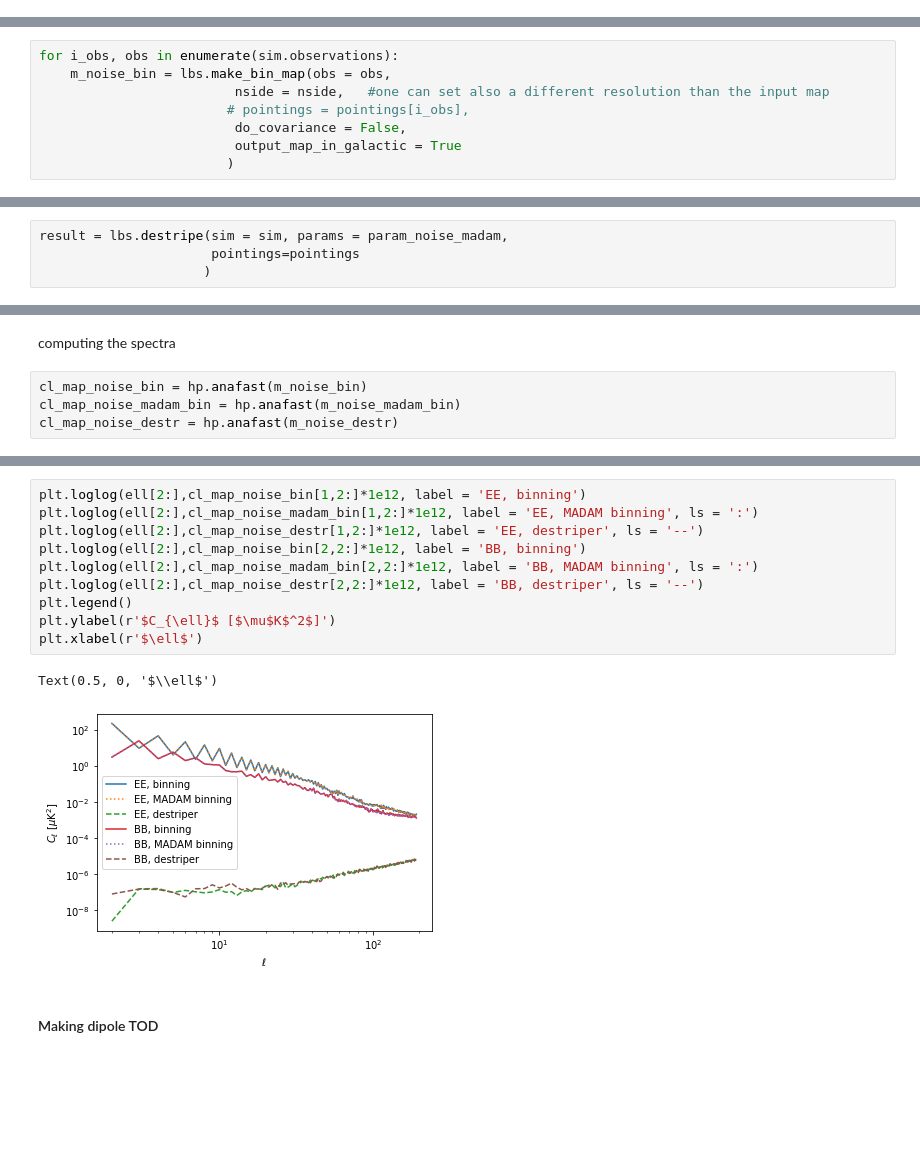
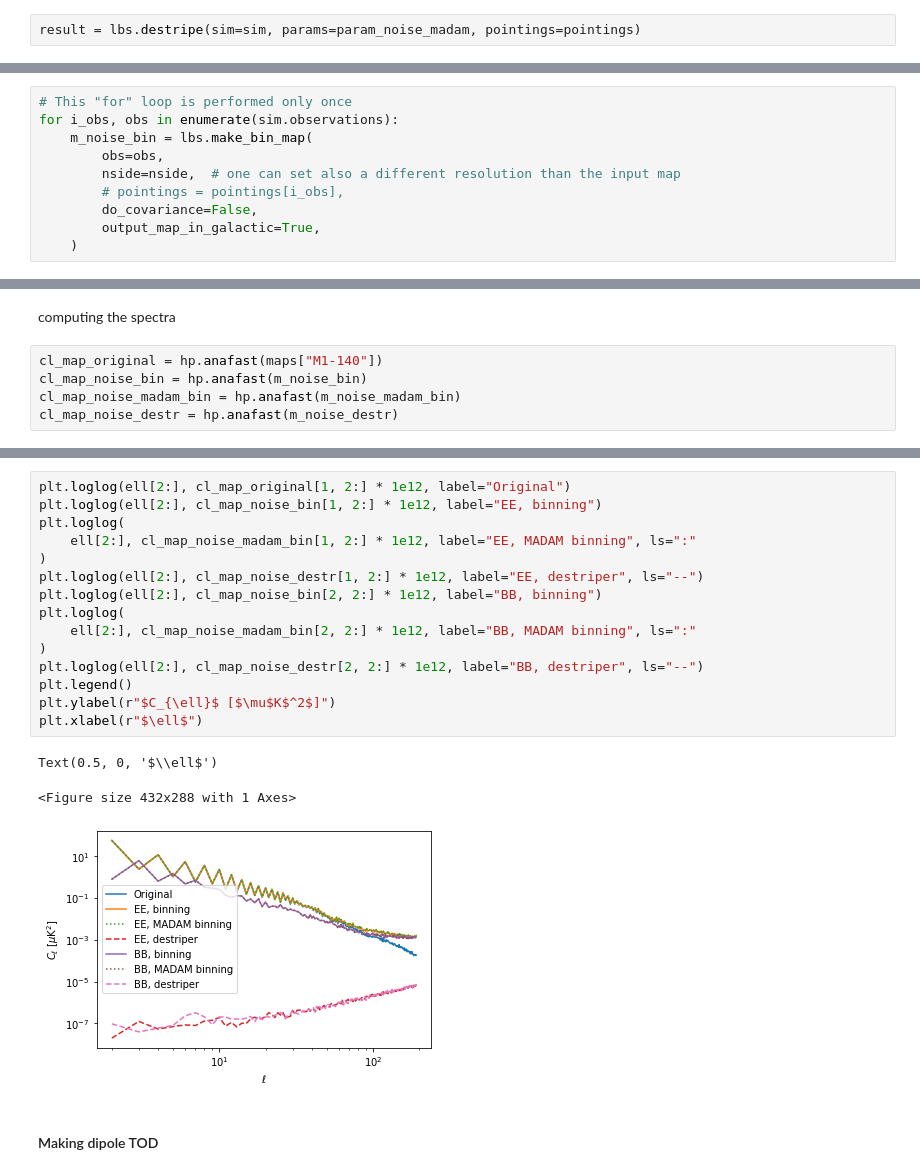
Before and after one commit to litebird/litebird_sim, a Jupyter notebook: notebooks/litebird_sim_example.ipynb, the cells around one changed output, grey strips where cells are left out. Drawn from its saved outputs; the diff is of its cells as text; blank space fills up the shorter version.

```diff
--- a/notebooks/litebird_sim_example.ipynb
+++ b/notebooks/litebird_sim_example.ipynb
@@ -210,0 +300,2 @@ Let's compare a noise map done with the `litebird_sim` binning mapmaker and with
+# %%
+result = lbs.destripe(sim=sim, params=param_noise_madam, pointings=pointings)
@@ -211,8 +343,10 @@ Let's compare a noise map done with the `litebird_sim` binning mapmaker and with
 # %%
+# This "for" loop is performed only once
 for i_obs, obs in enumerate(sim.observations):
-    m_noise_bin = lbs.make_bin_map(obs = obs,
-                         nside = nside,   #one can set also a different resolution than the input map
-                        # pointings = pointings[i_obs],
-                         do_covariance = False,
-                         output_map_in_galactic = True
-                        )
+    m_noise_bin = lbs.make_bin_map(
+        obs=obs,
+        nside=nside,  # one can set also a different resolution than the input map
+        # pointings = pointings[i_obs],
+        do_covariance=False,
+        output_map_in_galactic=True,
+    )
@@ -225,4 +352,0 @@ param_noise_madam = lbs.DestriperParameters(
-# %%
-result = lbs.destripe(sim = sim, params = param_noise_madam,
-                      pointings=pointings
-                     )
@@ -275,6 +382,7 @@ hp.mollview(m_noise_destr[1])
 # %% [markdown]
 computing the spectra
 # %%
+cl_map_original = hp.anafast(maps["M1-140"])
 cl_map_noise_bin = hp.anafast(m_noise_bin)
 cl_map_noise_madam_bin = hp.anafast(m_noise_madam_bin)
 cl_map_noise_destr = hp.anafast(m_noise_destr)
@@ -292,16 +404,22 @@ Text(0.5, 0, '$\\ell$')
 # %%
-plt.loglog(ell[2:],cl_map_noise_bin[1,2:]*1e12, label = 'EE, binning')
-plt.loglog(ell[2:],cl_map_noise_madam_bin[1,2:]*1e12, label = 'EE, MADAM binning', ls = ':')
-plt.loglog(ell[2:],cl_map_noise_destr[1,2:]*1e12, label = 'EE, destriper', ls = '--')
-plt.loglog(ell[2:],cl_map_noise_bin[2,2:]*1e12, label = 'BB, binning')
-plt.loglog(ell[2:],cl_map_noise_madam_bin[2,2:]*1e12, label = 'BB, MADAM binning', ls = ':')
-plt.loglog(ell[2:],cl_map_noise_destr[2,2:]*1e12, label = 'BB, destriper', ls = '--')
+plt.loglog(ell[2:], cl_map_original[1, 2:] * 1e12, label="Original")
+plt.loglog(ell[2:], cl_map_noise_bin[1, 2:] * 1e12, label="EE, binning")
+plt.loglog(
+    ell[2:], cl_map_noise_madam_bin[1, 2:] * 1e12, label="EE, MADAM binning", ls=":"
+)
+plt.loglog(ell[2:], cl_map_noise_destr[1, 2:] * 1e12, label="EE, destriper", ls="--")
+plt.loglog(ell[2:], cl_map_noise_bin[2, 2:] * 1e12, label="BB, binning")
+plt.loglog(
+    ell[2:], cl_map_noise_madam_bin[2, 2:] * 1e12, label="BB, MADAM binning", ls=":"
+)
+plt.loglog(ell[2:], cl_map_noise_destr[2, 2:] * 1e12, label="BB, destriper", ls="--")
 plt.legend()
-plt.ylabel(r'$C_{\ell}$ [$\mu$K$^2$]')
-plt.xlabel(r'$\ell$')
+plt.ylabel(r"$C_{\ell}$ [$\mu$K$^2$]")
+plt.xlabel(r"$\ell$")
 # %% [output]
 Text(0.5, 0, '$\\ell$')
+<Figure size 432x288 with 1 Axes>
-[figure, old version]
+[figure, new version]
 # %% [markdown]
 #### Making dipole TOD
 # %%
```
Also changed, not shown: parts of 52 cells of this notebook, 1 other file.
